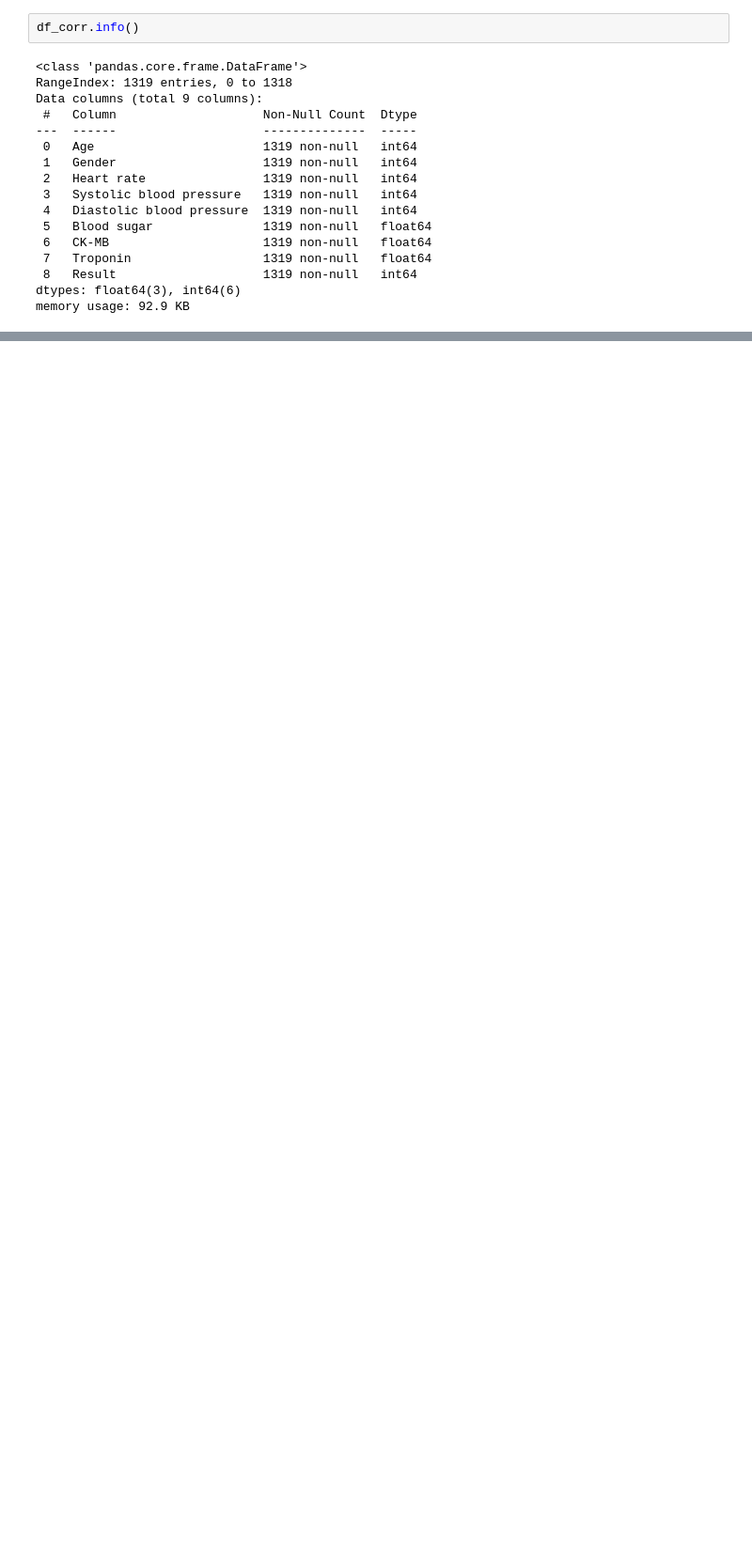
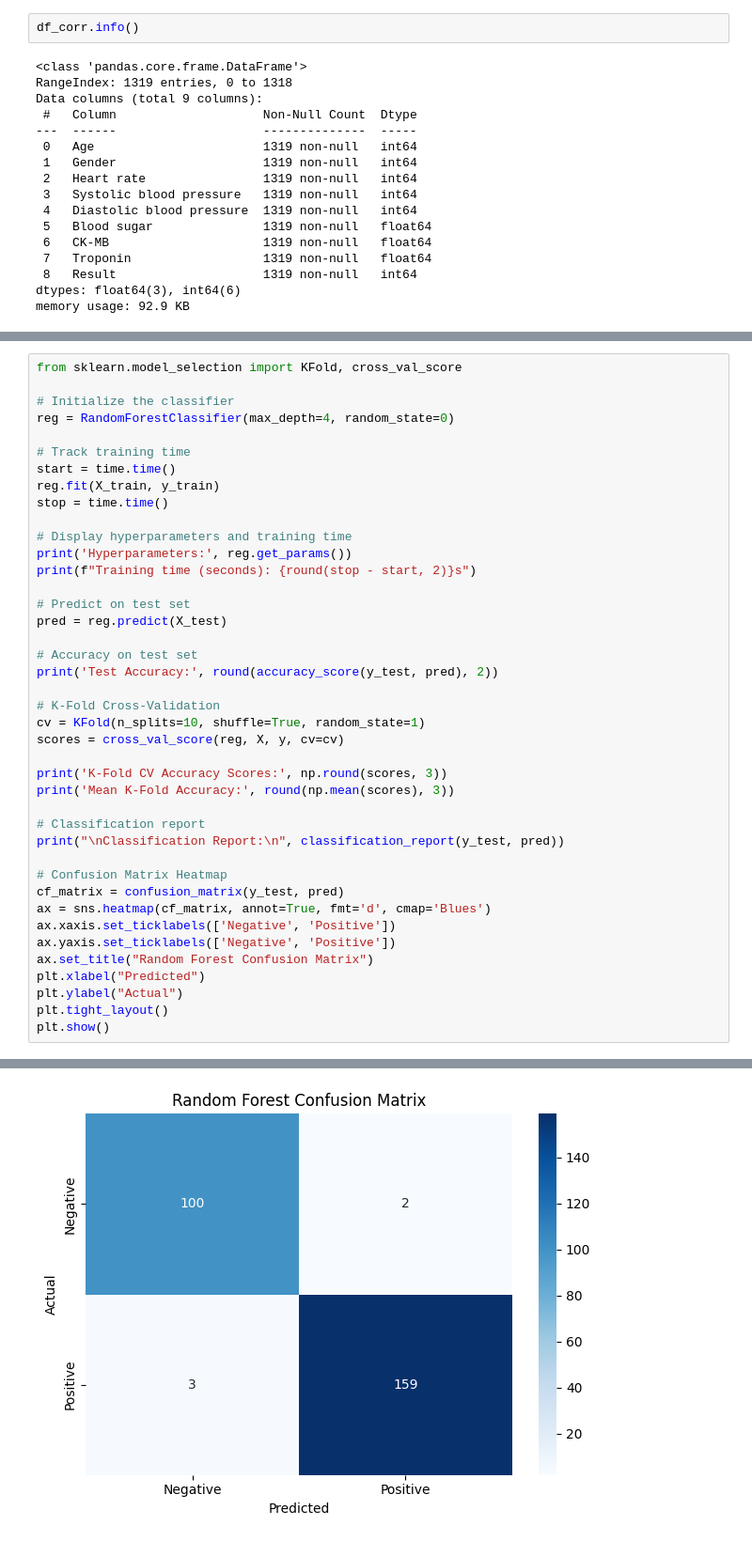
Before and after one commit to Sa22ahy/ResearchProject, a Jupyter notebook: ResearchProject.ipynb, the cells around one changed output, grey strips where cells are left out. Shown at 94% size. Saved outputs shown, nothing was run; the diff lists cells and outputs as text; blank space fills up the shorter version.

```diff
--- a/ResearchProject.ipynb
+++ b/ResearchProject.ipynb
@@ -185,0 +248,42 @@ memory usage: 92.9 KB
+# %%
+from sklearn.model_selection import KFold, cross_val_score
+
+# Initialize the classifier
+reg = RandomForestClassifier(max_depth=4, random_state=0)
+
+# Track training time
+start = time.time()
+reg.fit(X_train, y_train)
+stop = time.time()
+
+# Display hyperparameters and training time
+print('Hyperparameters:', reg.get_params())
+print(f"Training time (seconds): {round(stop - start, 2)}s")
+
+# Predict on test set
+pred = reg.predict(X_test)
+
+# Accuracy on test set
+print('Test Accuracy:', round(accuracy_score(y_test, pred), 2))
+
+# K-Fold Cross-Validation
+cv = KFold(n_splits=10, shuffle=True, random_state=1)
+scores = cross_val_score(reg, X, y, cv=cv)
+
+print('K-Fold CV Accuracy Scores:', np.round(scores, 3))
+print('Mean K-Fold Accuracy:', round(np.mean(scores), 3))
+
+# Classification report
+print("\nClassification Report:\n", classification_report(y_test, pred))
+
+# Confusion Matrix Heatmap
+cf_matrix = confusion_matrix(y_test, pred)
+ax = sns.heatmap(cf_matrix, annot=True, fmt='d', cmap='Blues')
+ax.xaxis.set_ticklabels(['Negative', 'Positive'])
+ax.yaxis.set_ticklabels(['Negative', 'Positive'])
+ax.set_title("Random Forest Confusion Matrix")
+plt.xlabel("Predicted")
+plt.ylabel("Actual")
+plt.tight_layout()
+plt.show()
+# %% [output]
@@ -185,0 +305 @@ memory usage: 92.9 KB
+[figure, added]
```
Also changed, not shown: parts of 9 cells of this notebook.
